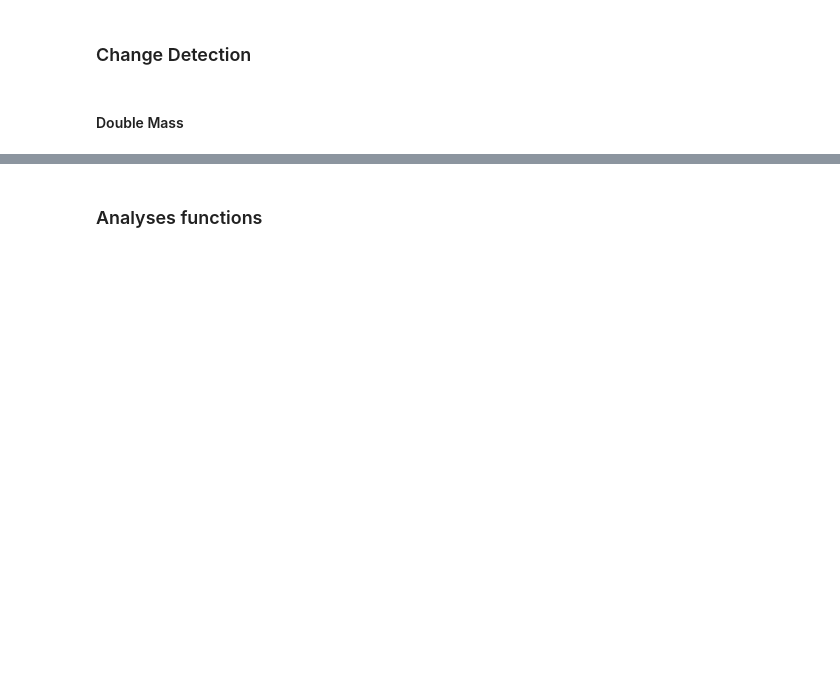
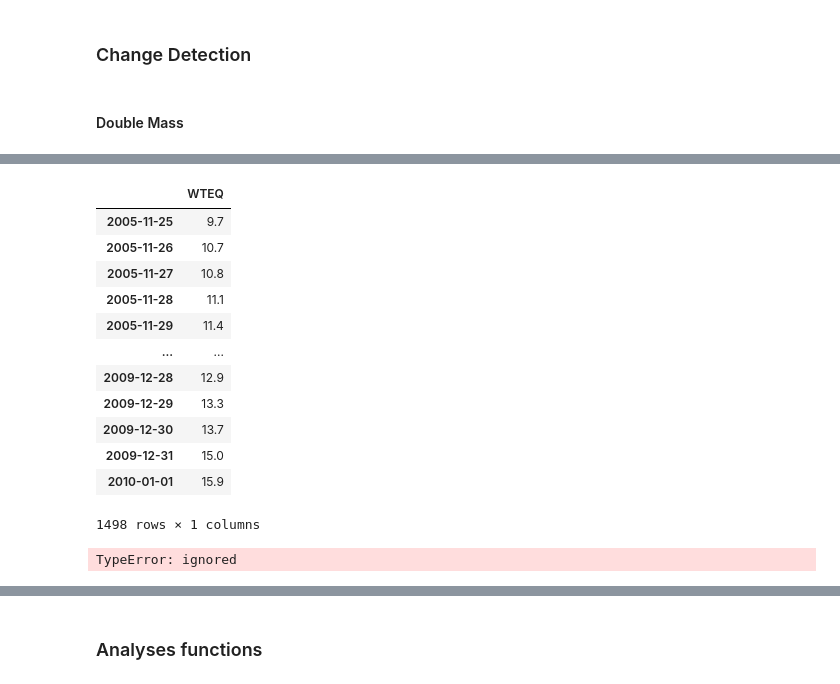
Before and after one commit to geoskimoto/SNOTEL-Change-Detection, a Jupyter notebook: ChangeDetection.ipynb, the cells around one changed output, grey strips where cells are left out. Drawn from its saved outputs; the diff is of its cells as text; code cells hidden in the pictures; blank space fills up the shorter version.

```diff
--- a/ChangeDetection.ipynb
+++ b/ChangeDetection.ipynb
@@ -330,0 +322,20 @@ def double_mass(stations, parameter, begindate, enddate, month=0):
+# %%
+a.groupby(a.index.date).mean()
+# %% [output]
+|  | WTEQ |
+| 2005-11-25 | 9.7 |
+| 2005-11-26 | 10.7 |
+| 2005-11-27 | 10.8 |
+| 2005-11-28 | 11.1 |
+| 2005-11-29 | 11.4 |
+| ... | ... |
+| 2009-12-28 | 12.9 |
+| 2009-12-29 | 13.3 |
+| 2009-12-30 | 13.7 |
+| 2009-12-31 | 15.0 |
+| 2010-01-01 | 15.9 |
+1498 rows × 1 columns
+# %%
+b.groupby(pd.Grouper(key='WTEQ', freq='D')).sum()
+# %% [output]
+TypeError: ignored
```
Also changed, not shown: parts of 18 cells of this notebook.
